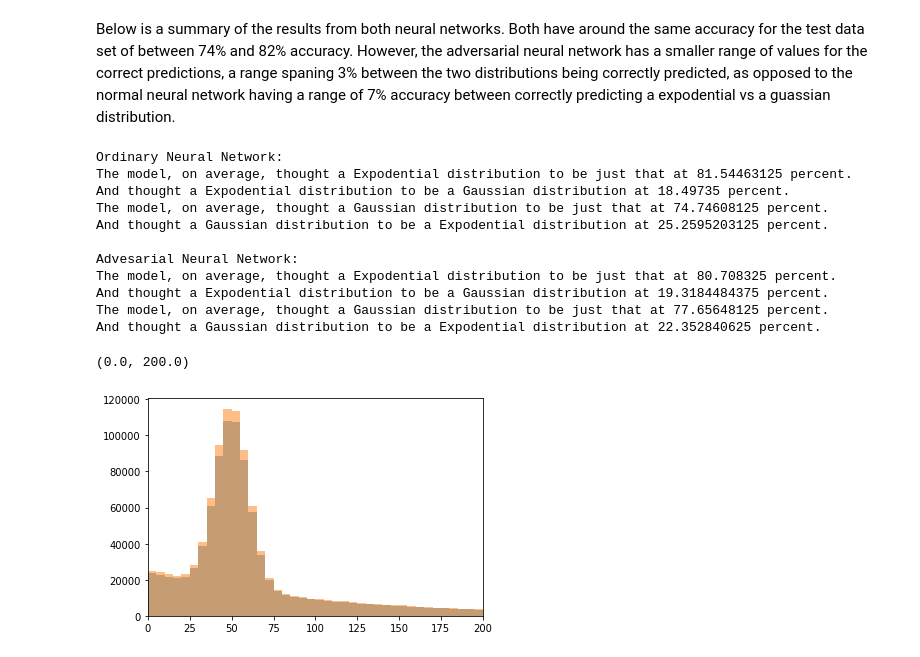
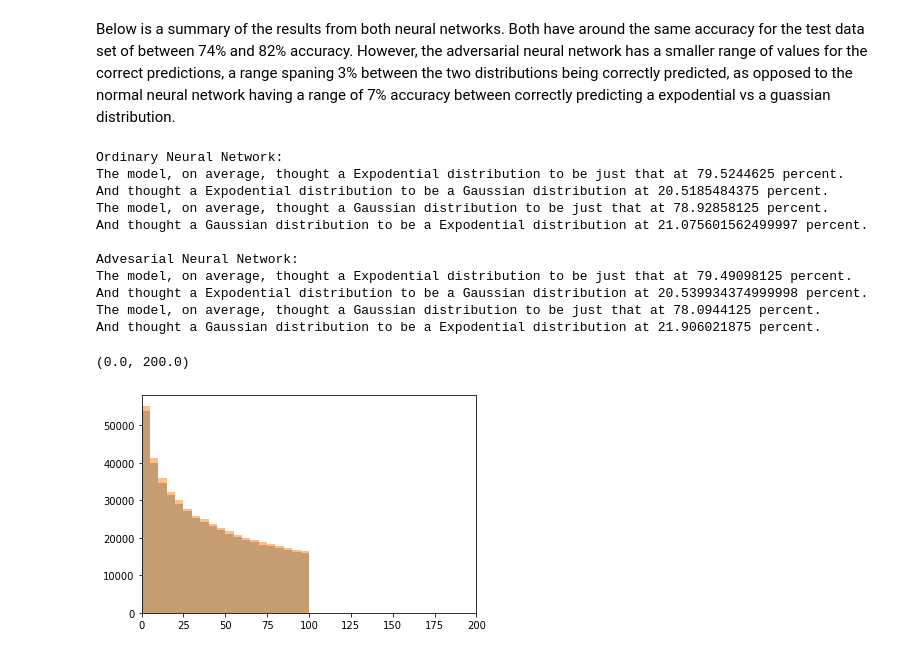
Before and after one commit to ubsuny/ParticleNN-Raspi4, a Jupyter notebook: Final/Final.ipynb, the cells around one changed output. Drawn from its saved outputs; the diff is of its cells as text; code cells hidden in the pictures.

```diff
--- a/Final/Final.ipynb
+++ b/Final/Final.ipynb
@@ -16,8 +17,8 @@ from collections import defaultdict
 The user decides the constant momentum used for this simulation for all particles, as well as the size of the training and testing data sets.  The actual size of the test and training data sets is doubled as these numbers are for each distribution.
 # %%
 p = 100
-Ntrain = 100
-Ntest = 100
+Ntrain = 1000000
+Ntest = 1000000
 # %% [markdown]
 Here, I create the simulation data of a million particles per distribution for the training and testing data sets.
 # %%
@@ -151,5 +110,0 @@ Here, I train the base model with the same training data set used above.
-# %%
-base_model.compile(optimizer='adam', loss='sparse_categorical_crossentropy',
-                   metrics=['acc'])
-
-base_model.fit((train[:,0],train[:,1],train[:,2],train[:,3],train[:,4]),train_vals, epochs=10)
@@ -251,0 +113,2 @@ predict = adv_model.predict(testAdv)
+# %%
+predict = Adversary(train, train_vals, test, test_vals,10)
@@ -287,21 +190,22 @@ print("The model, on average, thought a Gaussian distribution to be just that at
 print("And thought a Gaussian distribution to be a Expodential distribution at " + str(FalseGauss[0]) + " percent.")
 # %% [output]
 Ordinary Neural Network:
-The model, on average, thought a Expodential distribution to be just that at 81.54463125 percent.
-And thought a Expodential distribution to be a Gaussian distribution at 18.49735 percent.
-The model, on average, thought a Gaussian distribution to be just that at 74.74608125 percent.
-And thought a Gaussian distribution to be a Expodential distribution at 25.2595203125 percent.
+The model, on average, thought a Expodential distribution to be just that at 79.5244625 percent.
+And thought a Expodential distribution to be a Gaussian distribution at 20.5185484375 percent.
+The model, on average, thought a Gaussian distribution to be just that at 78.92858125 percent.
+And thought a Gaussian distribution to be a Expodential distribution at 21.075601562499997 percent.
 
 Advesarial Neural Network:
-The model, on average, thought a Expodential distribution to be just that at 80.708325 percent.
-And thought a Expodential distribution to be a Gaussian distribution at 19.3184484375 percent.
-The model, on average, thought a Gaussian distribution to be just that at 77.65648125 percent.
-And thought a Gaussian distribution to be a Expodential distribution at 22.352840625 percent.
+The model, on average, thought a Expodential distribution to be just that at 79.49098125 percent.
+And thought a Expodential distribution to be a Gaussian distribution at 20.539934374999998 percent.
+The model, on average, thought a Gaussian distribution to be just that at 78.0944125 percent.
+And thought a Gaussian distribution to be a Expodential distribution at 21.906021875 percent.
 # %%
-dist = train[:,3]*predict[:,0]
-plt.hist(x=train[:,3],weights=predict[:,1],alpha=0.5, bins=np.arange(0,1000,5))
-plt.hist(x=train[:,3],weights=predict[:,0],alpha=0.5, bins=np.arange(0,1000,5))
+param = 1
+dist = train[:,param]*predict[:,0]
+plt.hist(x=train[:,param],weights=predict[:,1],alpha=0.5, bins=np.arange(0,1000,5))
+plt.hist(x=train[:,param],weights=predict[:,0],alpha=0.5, bins=np.arange(0,1000,5))
 plt.xlim(0,200)
 # %% [output]
 (0.0, 200.0)
-[figure, old version]
+[figure, new version]
```
Also changed, not shown: parts of 31 cells of this notebook, 6 other files.
